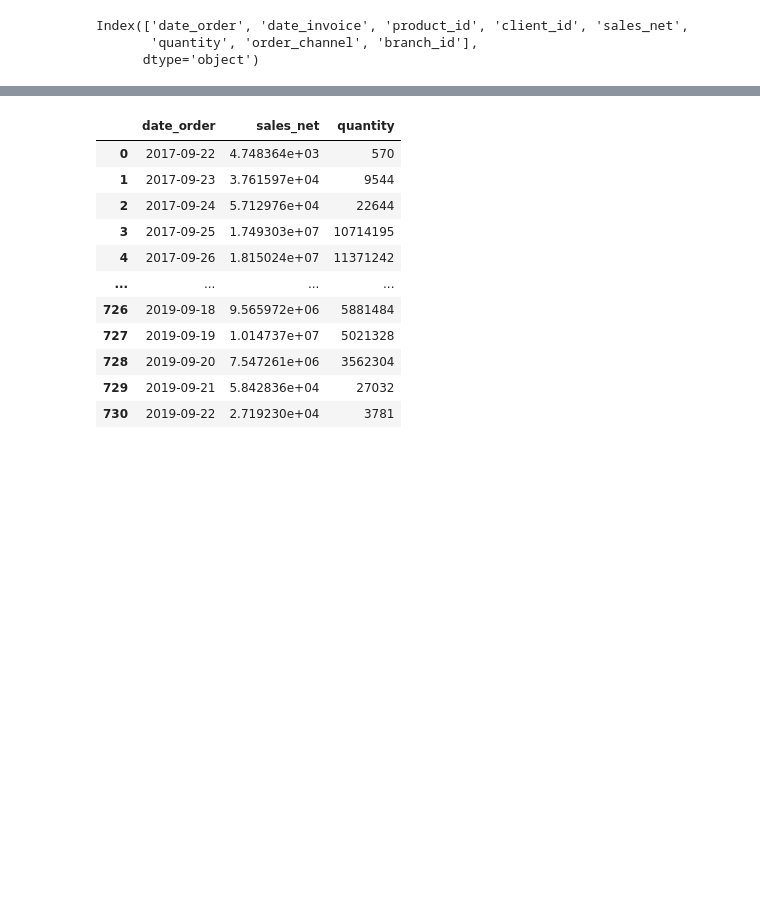
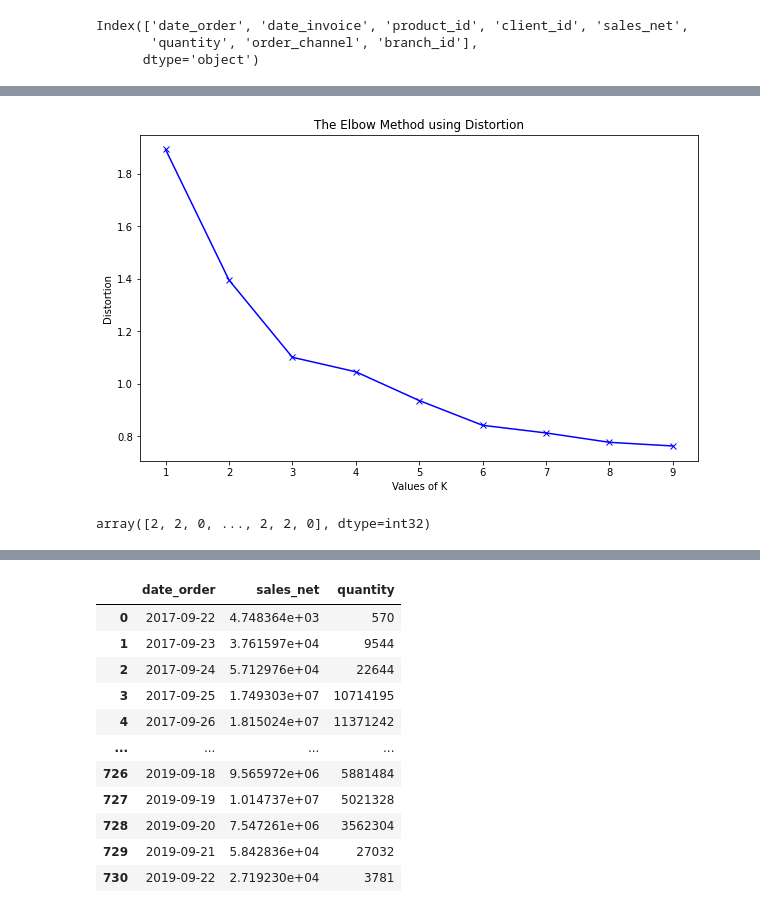
Before and after one commit to oceandeep1997/BCG_GAMMA, a Jupyter notebook: notebooks/exploration_notebook.ipynb, the cells around one changed output, grey strips where cells are left out. Cells and saved outputs as stored; diff of their text form; code cells hidden in the pictures; blank space fills up the shorter version.

Commit message:
client segmentation

```diff
--- a/notebooks/exploration_notebook.ipynb
+++ b/notebooks/exploration_notebook.ipynb
@@ -60,0 +146,13 @@ Index(['date_order', 'date_invoice', 'product_id', 'client_id', 'sales_net',
+# %%
+# Filter out some clients based on rules
+clients = clients[clients.sales_net_sum > 0]
+# %%
+clients_to_cluster = pd.DataFrame(index=clients.index)
+clients_to_cluster['monetary_value'] = np.log(clients.sales_net_sum + 1)
+clients_to_cluster['frequency_ratio'] = clients.nb_orders.div(clients.days_range).replace(np.inf, 0)
+clients_to_cluster['frequency_nb_orders'] = np.log(clients.nb_orders + 1)
+clients_to_cluster['recency'] = np.log(clients.days_since_last_order + 1)
+clients_to_cluster['age'] = np.log(clients.days_range + 1)
+clients_to_cluster['client_id'] = clients.client_id
+clients_to_cluster.set_index('client_id', drop=True, inplace=True)
+clients_to_cluster
@@ -60,0 +193,5 @@ Index(['date_order', 'date_invoice', 'product_id', 'client_id', 'sales_net',
+# %%
+# Scale the data
+data = clients_to_cluster.to_numpy()
+data_scaled = StandardScaler().fit_transform(data)
+data_scaled
@@ -60,0 +206,28 @@ Index(['date_order', 'date_invoice', 'product_id', 'client_id', 'sales_net',
+# %%
+distortions = []
+inertias = []
+mapping1 = {}
+mapping2 = {}
+K = range(1, 10)
+
+for k in K:
+    # Building and fitting the model
+    kmeanModel = KMeans(n_clusters=k).fit(data_scaled)
+    kmeanModel.fit(data_scaled)
+
+    distortions.append(sum(np.min(cdist(data_scaled, kmeanModel.cluster_centers_,
+                                        'euclidean'), axis=1)) / data_scaled.shape[0])
+    inertias.append(kmeanModel.inertia_)
+
+    mapping1[k] = sum(np.min(cdist(data_scaled, kmeanModel.cluster_centers_,
+                                   'euclidean'), axis=1)) / data_scaled.shape[0]
+    mapping2[k] = kmeanModel.inertia_
+# %%
+plt.figure(figsize=(10, 6), facecolor='white')
+plt.plot(K, distortions, 'bx-')
+plt.xlabel('Values of K')
+plt.ylabel('Distortion')
+plt.title('The Elbow Method using Distortion')
+plt.show()
+# %% [output]
+[figure, added]
@@ -60,0 +236,4 @@ Index(['date_order', 'date_invoice', 'product_id', 'client_id', 'sales_net',
+# %%
+kmeans.labels_
+# %% [output]
+array([2, 2, 0, ..., 2, 2, 0], dtype=int32)
```
Also changed, not shown: parts of 65 cells of this notebook, 4 other files.
